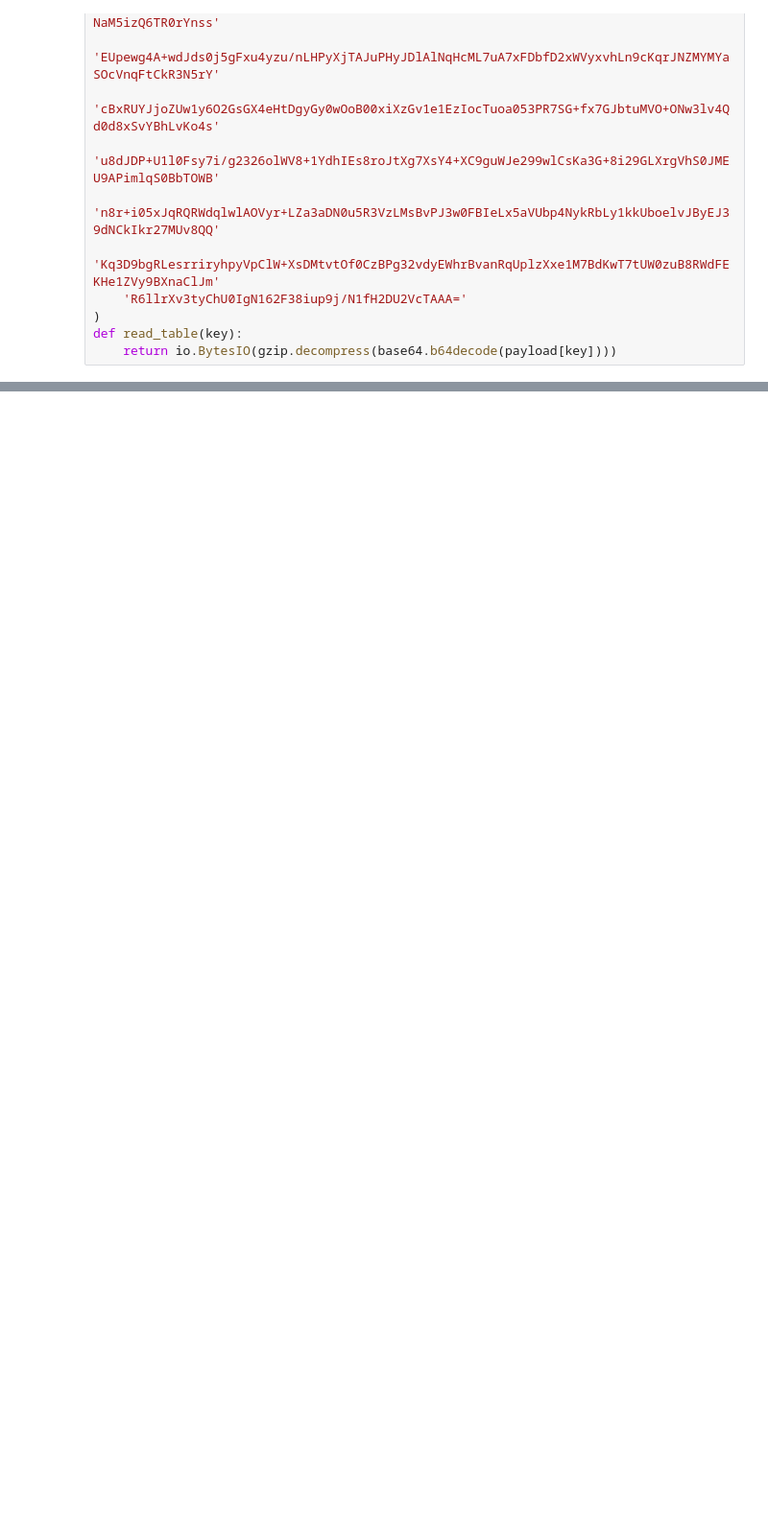
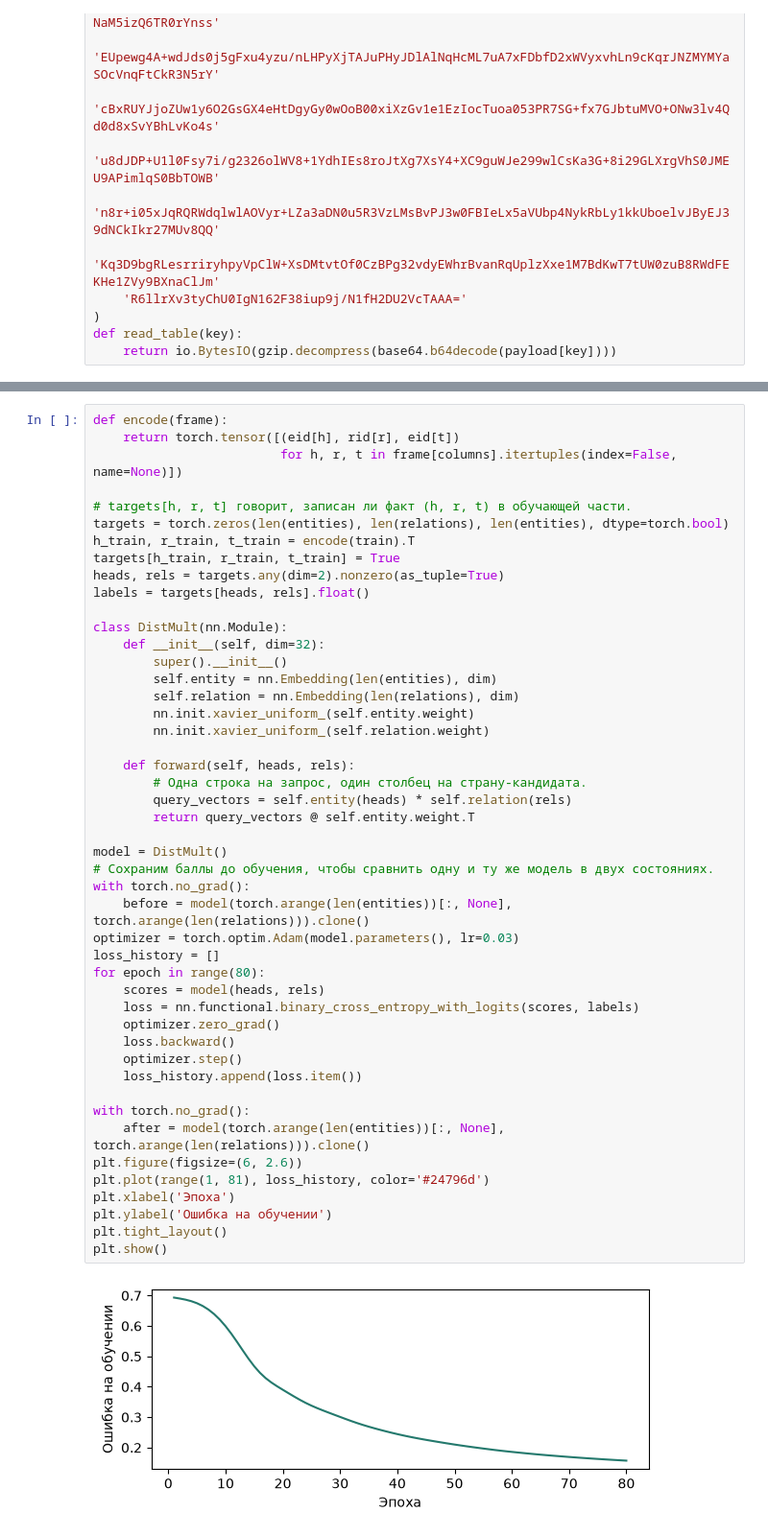
Before and after one commit to rustam-azimov/gnn-course-itmo, a Jupyter notebook: practice/practice06_knowledge_graphs.ipynb, the cells around one changed output, grey strips where cells are left out. Shown at 96% size. Saved outputs shown, nothing was run; the diff lists cells and outputs as text; blank space fills up the shorter version.

```diff
--- a/practice/practice06_knowledge_graphs.ipynb
+++ b/practice/practice06_knowledge_graphs.ipynb
@@ -369,0 +190,49 @@ DistMult: прямой балл -3.869, при перестановке стра
+# %%
+def encode(frame):
+    return torch.tensor([(eid[h], rid[r], eid[t])
+                         for h, r, t in frame[columns].itertuples(index=False, name=None)])
+
+# targets[h, r, t] говорит, записан ли факт (h, r, t) в обучающей части.
+targets = torch.zeros(len(entities), len(relations), len(entities), dtype=torch.bool)
+h_train, r_train, t_train = encode(train).T
+targets[h_train, r_train, t_train] = True
+heads, rels = targets.any(dim=2).nonzero(as_tuple=True)
+labels = targets[heads, rels].float()
+
+class DistMult(nn.Module):
+    def __init__(self, dim=32):
+        super().__init__()
+        self.entity = nn.Embedding(len(entities), dim)
+        self.relation = nn.Embedding(len(relations), dim)
+        nn.init.xavier_uniform_(self.entity.weight)
+        nn.init.xavier_uniform_(self.relation.weight)
+
+    def forward(self, heads, rels):
+        # Одна строка на запрос, один столбец на страну-кандидата.
+        query_vectors = self.entity(heads) * self.relation(rels)
+        return query_vectors @ self.entity.weight.T
+
+model = DistMult()
+# Сохраним баллы до обучения, чтобы сравнить одну и ту же модель в двух состояниях.
+with torch.no_grad():
+    before = model(torch.arange(len(entities))[:, None], torch.arange(len(relations))).clone()
+optimizer = torch.optim.Adam(model.parameters(), lr=0.03)
+loss_history = []
+for epoch in range(80):
+    scores = model(heads, rels)
+    loss = nn.functional.binary_cross_entropy_with_logits(scores, labels)
+    optimizer.zero_grad()
+    loss.backward()
+    optimizer.step()
+    loss_history.append(loss.item())
+
+with torch.no_grad():
+    after = model(torch.arange(len(entities))[:, None], torch.arange(len(relations))).clone()
+plt.figure(figsize=(6, 2.6))
+plt.plot(range(1, 81), loss_history, color='#24796d')
+plt.xlabel('Эпоха')
+plt.ylabel('Ошибка на обучении')
+plt.tight_layout()
+plt.show()
+# %% [output]
+[figure, added]
```
Also changed, not shown: parts of 25 cells of this notebook, 3 other files.
